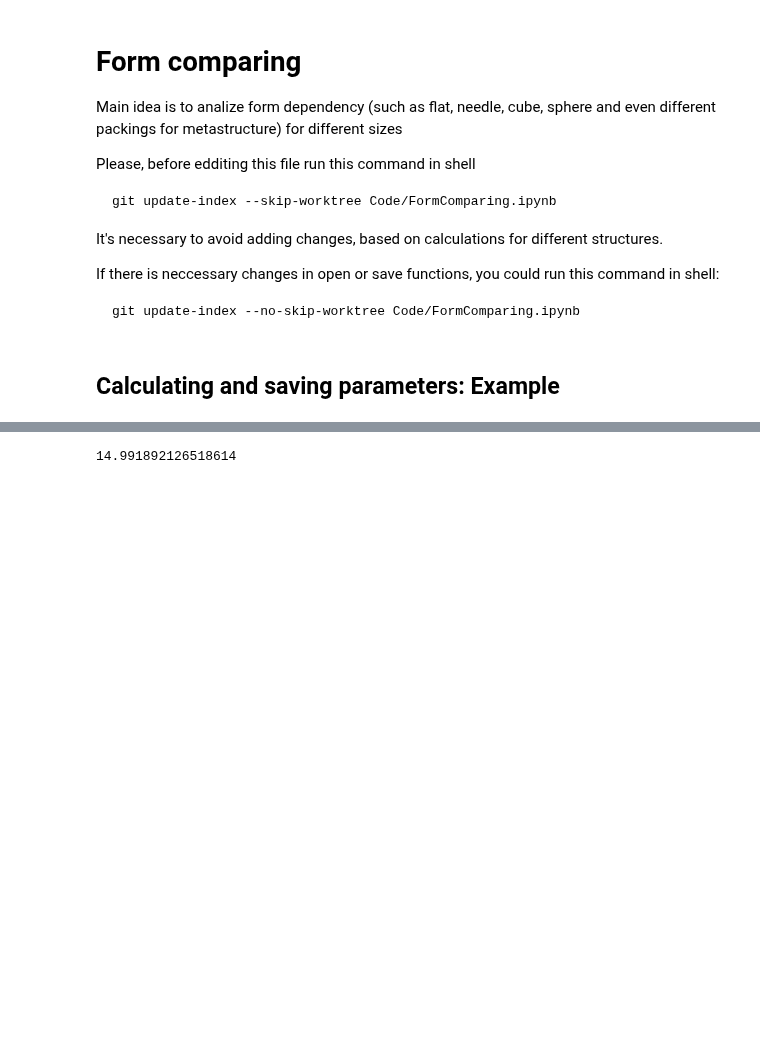
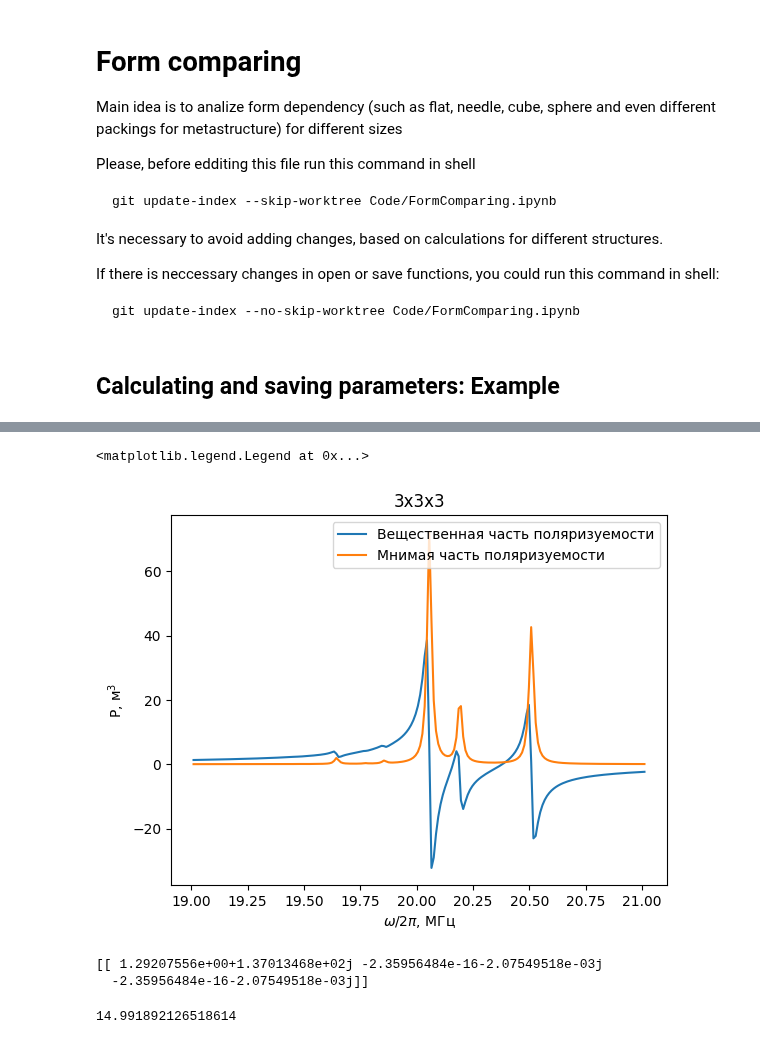
Before and after one commit to broshura/Discrete_Model_Of_Metamaterial_Lens, a Jupyter notebook: Code/FormComparing.ipynb, the cells around one changed output, grey strips where cells are left out. Drawn from its saved outputs; the diff is of its cells as text; code cells hidden in the pictures; blank space fills up the shorter version.

```diff
--- a/Code/FormComparing.ipynb
+++ b/Code/FormComparing.ipynb
@@ -23,7 +23,6 @@ git update-index --no-skip-worktree Code/FormComparing.ipynb
 from Calc import open_model, save
 from Parameters import *
 from Geometry import *
-from Calc import open_model, save
 import matplotlib.pyplot as plt
 from scipy.signal import find_peaks
 from matplotlib.animation import FuncAnimation
@@ -31,15 +30,17 @@ from scipy.ndimage import zoom
 from PIL import Image
 from IPython.display import HTML
 import matplotlib
-matplotlib.rcParams['animation.embed_limit'] = 2**128
+#matplotlib.rcParams['animation.embed_limit'] = 2**10
 # %%
-Params['Omega'] = [omega_0, omega_0, 1]
+Params['Omega'] = [omega_0*0.95, omega_0*1.05, 200]
 Params['Solver_type'] = 'Fast'
 Params['Packing'] = 'Rectangle'
 Params['Dx']=Params['Dz']=Params['Dy']
 Params['Orientations'] = 'zyx'
-Params['Scattering'] = 'Mie_True'
+Params['Scattering'] = 'Mie_False'
+Params['Threads'] = 1
 # %%
-Params['N'], Params['shape'] = to3D(3, 3, 3, 'zyx')
+Params['N'], Params['Shape'] = to3D(3, 3, 3, 'zyx', Type = 'center')
+Params['Solver_type'] = 'Fast'
 save('DATA', Params)
 # %% [output]
@@ -51,19 +60,27 @@ FFT solving: Done, shape = [('z', (4, 3, 3)), ('y', (3, 4, 3)), ('x', (3, 3, 4))
 # %%
 Params['Omega'] = [omega_0*0.95, omega_0*1.05, 200]
 Params['Solver_type'] = 'Fast'
 Params['Packing'] = 'Rectangle'
 Params['Dx']=Params['Dz']=Params['Dy']
 Params['Orientations'] = 'zyx'
-Params['Scattering'] = 'Mie_True'
+Params['Scattering'] = 'Mie_False'
 data = open_model('DATA', Params)
-Params['N'], Params['shape'] = to3D(7, 7, 7, 'zyx')
-plt.title(Params['shape'])
+Params['N'], Params['Shape'] = to3D(3, 3, 3, 'zyx')
+plt.title(Params['Shape'])
 plt.plot(data['Omega']/2/np.pi/1e6, data['Polarization'][:, 0].real, label='Вещественная часть поляризуемости')
 plt.plot(data['Omega']/2/np.pi/1e6, data['Polarization'][:, 0].imag, label='Мнимая часть поляризуемости')
-plt.axvline(x=omega_0/2/np.pi/1e6, color='r', linestyle='--', label='Собственноя резонансная частота 1 кольца')
+#plt.axvline(x=omega_0/2/np.pi/1e6, color='r', linestyle='--', label='Собственноя резонансная частота 1 кольца')
 plt.xlabel('$\omega/2\pi$, МГц')
 plt.ylabel('P, м$^3$')
 plt.legend()
+# %% [output]
+<matplotlib.legend.Legend at 0x...>
+[figure, added]
+# %%
+print(data['Polarization'])
+# %% [output]
+[[ 1.29207556e+00+1.37013468e+02j -2.35956484e-16-2.07549518e-03j
+  -2.35956484e-16-2.07549518e-03j]]
 # %%
 print(2*np.pi/ omega_0*3e8)
 # %% [output]
```
Also changed, not shown: parts of 27 cells of this notebook, 4 other files.
